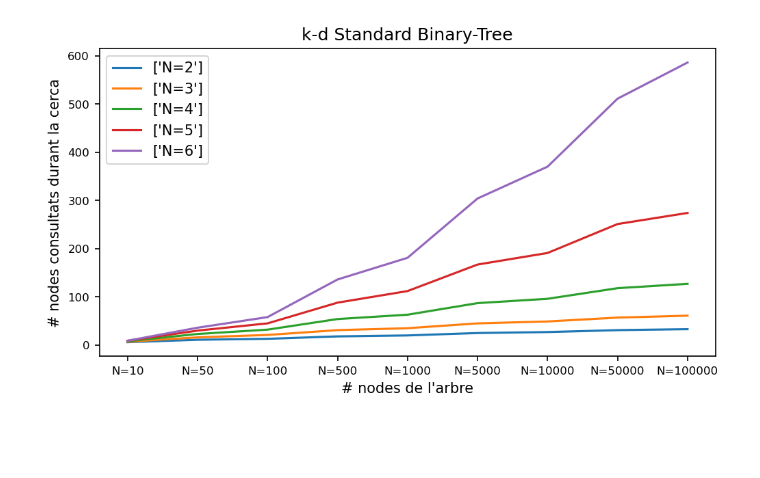
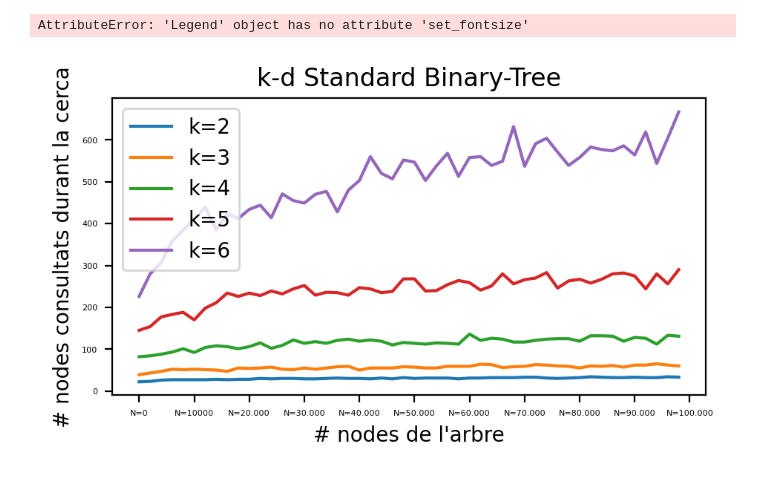
Before and after one commit to Polfono/Projecte-A-Q1-23-24, a Jupyter notebook: resultats.ipynb, the cells around one changed output. Drawn from its saved outputs; the diff is of its cells as text; code cells hidden in the pictures; blank space fills up the shorter version.

```diff
--- a/resultats.ipynb
+++ b/resultats.ipynb
@@ -30,21 +139,28 @@ df_standard
 # %%
-fig = plt.figure(figsize=(6,3),dpi=150,)
+fig = plt.figure(figsize=(4,2),dpi=200)
 
 axes = fig.add_axes([0,0,1,1])
-axes.plot(df_standard["N=2"],label=["N=2"])
-axes.plot(df_standard["N=3"],label=["N=3"])
-axes.plot(df_standard["N=4"],label=["N=4"])
-axes.plot(df_standard["N=5"],label=["N=5"])
-axes.plot(df_standard["N=6"],label=["N=6"])
+axes.plot(df_standard["k=2"],label="k=2",linestyle="-")
+axes.plot(df_standard["k=3"],label="k=3",linestyle="-")
+axes.plot(df_standard["k=4"],label="k=4",linestyle="-")
+axes.plot(df_standard["k=5"],label="k=5",linestyle="-")
+axes.plot(df_standard["k=6"],label="k=6",linestyle="-")
 
-axes.tick_params(axis='both', labelsize=8)
+axes.tick_params(axis='both', labelsize=4)
 
 plt.title("k-d Standard Binary-Tree")
 
 plt.xlabel("# nodes de l'arbre",fontsize=10)
 plt.ylabel("# nodes consultats durant la cerca", fontsize=10)
 plt.legend()
 
+axes.set_xticks([0,5,10,15,20,25,30,35,40,45,50])
+axes.set_xticklabels(index_names)
+
+legend = axes.legend()
+legend.
+
 plt.show()
 # %% [output]
+AttributeError: 'Legend' object has no attribute 'set_fontsize'
-[figure, old version]
+[figure, new version]
```
Also changed, not shown: parts of 2 cells of this notebook.
